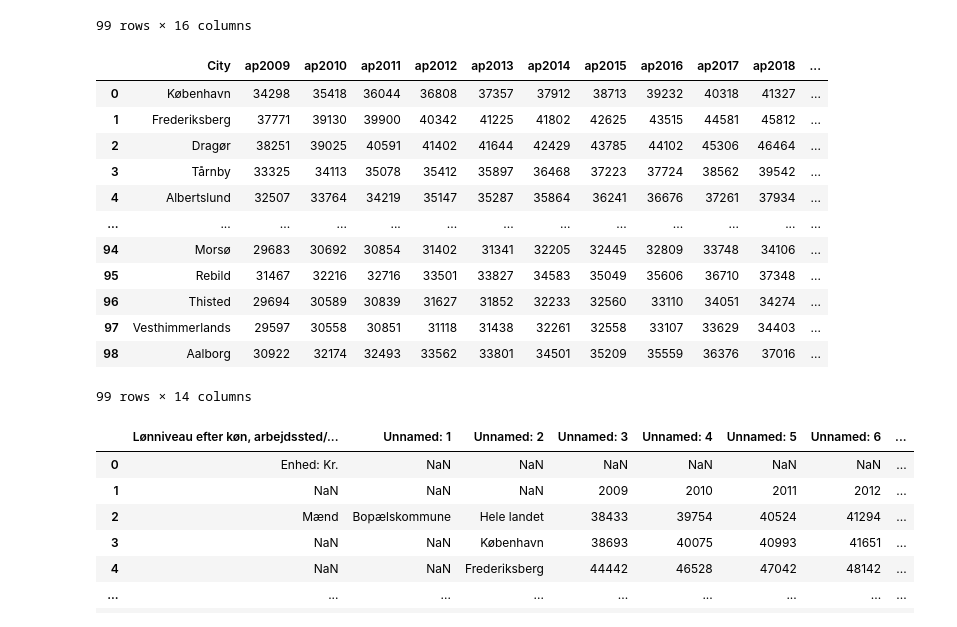
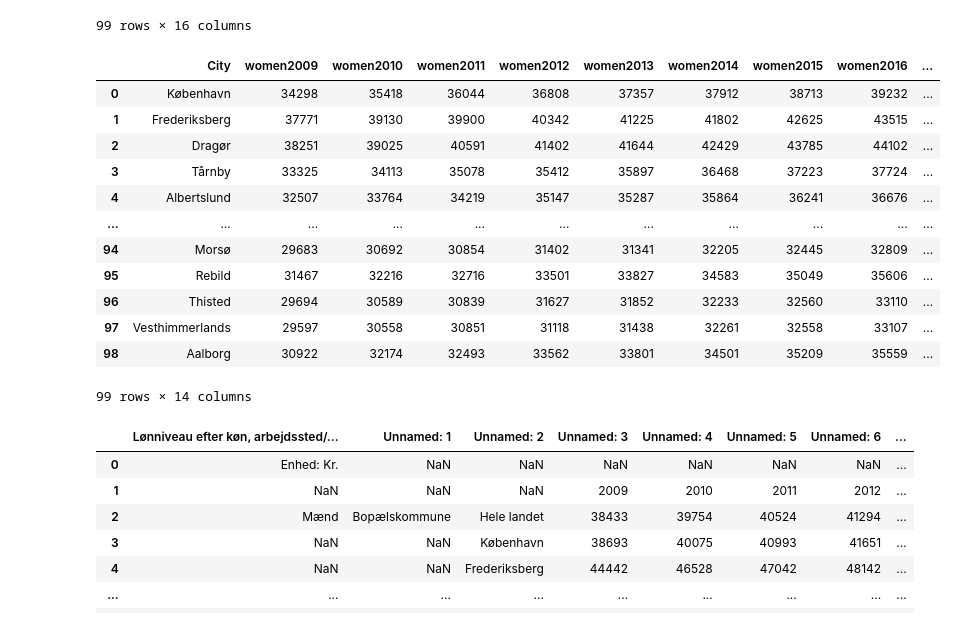
Before and after one commit to julieroddik/projects-2023-mej, a Jupyter notebook: dataproject/dataproject.ipynb, the cells around one changed output. Drawn from its saved outputs; the diff is of its cells as text; code cells hidden in the pictures.

```diff
--- a/dataproject/dataproject.ipynb
+++ b/dataproject/dataproject.ipynb
@@ -69,43 +67,44 @@ pd.read_excel(filename1).head(99)
 99 rows × 16 columns
 # %%
 # Now we are dropping rows
-ap = pd.read_excel(filename1, skiprows=2)
+women = pd.read_excel(filename1, skiprows=2)
 
 # Now we drop the first three columns
-del ap['Unnamed: 0'], ap['Unnamed: 1']
+del women['Unnamed: 0'], women['Unnamed: 1']
 
 # Now we rename the variable 'Unnamed: 2'
-ap.rename(columns = {'Unnamed: 2':'City'},inplace=True)
+women.rename(columns = {'Unnamed: 2':'City'},inplace=True)
 col_dict = {}
-for i in range(2009, 2021+1): # range goes from 2008 to but not including 2018
-    col_dict[str(i)] = f'ap{i}'
-ap.rename(columns = col_dict, inplace=True)
+for i in range(2009, 2021+1): # range goes from 2009 to 2021
+    col_dict[str(i)] = f'women{i}'
+women.rename(columns = col_dict, inplace=True)
 
-# We are only interesetd in the Countys so we drop the regions and the whole country
-I |= ap.City.str.contains('Hele landet')
-ap.loc[I, :]
-ap = ap.loc[I == False]
+# We are only interesetd in the Cities so we drop the whole country
+I = women.City.str.contains('NaN')
+I |= women.City.str.contains('Hele landet')
+women.loc[I, :]
+women = women.loc[I == False]
 
 # We reset the index
-ap.reset_index(inplace = True, drop = True) # Drop old index too
-ap.iloc[0:99,:]
+women.reset_index(inplace = True, drop = True) # Drop old index too
+women.iloc[0:99,:]
 
 # We convert the index from wide to long
-#ap_long = pd.wide_to_long(ap, stubnames='ap', i='County', j='year')
-#ap_long.head(11)
+#women_long = pd.wide_to_long(women, stubnames='women', i='City', j='year')
+#women_long.head(11)
 # %% [output]
-|  | City | ap2009 | ap2010 | ap2011 | ap2012 | ap2013 | ap2014 | ap2015 | ap2016 | ap2017 | ap2018 | ... |
-| 0 | København | 34298 | 35418 | 36044 | 36808 | 37357 | 37912 | 38713 | 39232 | 40318 | 41327 | ... |
-| 1 | Frederiksberg | 37771 | 39130 | 39900 | 40342 | 41225 | 41802 | 42625 | 43515 | 44581 | 45812 | ... |
-| 2 | Dragør | 38251 | 39025 | 40591 | 41402 | 41644 | 42429 | 43785 | 44102 | 45306 | 46464 | ... |
-| 3 | Tårnby | 33325 | 34113 | 35078 | 35412 | 35897 | 36468 | 37223 | 37724 | 38562 | 39542 | ... |
-| 4 | Albertslund | 32507 | 33764 | 34219 | 35147 | 35287 | 35864 | 36241 | 36676 | 37261 | 37934 | ... |
-| ... | ... | ... | ... | ... | ... | ... | ... | ... | ... | ... | ... | ... |
-| 94 | Morsø | 29683 | 30692 | 30854 | 31402 | 31341 | 32205 | 32445 | 32809 | 33748 | 34106 | ... |
-| 95 | Rebild | 31467 | 32216 | 32716 | 33501 | 33827 | 34583 | 35049 | 35606 | 36710 | 37348 | ... |
-| 96 | Thisted | 29694 | 30589 | 30839 | 31627 | 31852 | 32233 | 32560 | 33110 | 34051 | 34274 | ... |
-| 97 | Vesthimmerlands | 29597 | 30558 | 30851 | 31118 | 31438 | 32261 | 32558 | 33107 | 33629 | 34403 | ... |
-| 98 | Aalborg | 30922 | 32174 | 32493 | 33562 | 33801 | 34501 | 35209 | 35559 | 36376 | 37016 | ... |
+|  | City | women2009 | women2010 | women2011 | women2012 | women2013 | women2014 | women2015 | women2016 | ... |
+| 0 | København | 34298 | 35418 | 36044 | 36808 | 37357 | 37912 | 38713 | 39232 | ... |
+| 1 | Frederiksberg | 37771 | 39130 | 39900 | 40342 | 41225 | 41802 | 42625 | 43515 | ... |
+| 2 | Dragør | 38251 | 39025 | 40591 | 41402 | 41644 | 42429 | 43785 | 44102 | ... |
+| 3 | Tårnby | 33325 | 34113 | 35078 | 35412 | 35897 | 36468 | 37223 | 37724 | ... |
+| 4 | Albertslund | 32507 | 33764 | 34219 | 35147 | 35287 | 35864 | 36241 | 36676 | ... |
+| ... | ... | ... | ... | ... | ... | ... | ... | ... | ... | ... |
+| 94 | Morsø | 29683 | 30692 | 30854 | 31402 | 31341 | 32205 | 32445 | 32809 | ... |
+| 95 | Rebild | 31467 | 32216 | 32716 | 33501 | 33827 | 34583 | 35049 | 35606 | ... |
+| 96 | Thisted | 29694 | 30589 | 30839 | 31627 | 31852 | 32233 | 32560 | 33110 | ... |
+| 97 | Vesthimmerlands | 29597 | 30558 | 30851 | 31118 | 31438 | 32261 | 32558 | 33107 | ... |
+| 98 | Aalborg | 30922 | 32174 | 32493 | 33562 | 33801 | 34501 | 35209 | 35559 | ... |
 99 rows × 14 columns
 # %%
 # Loading the Data from statistikbanken
```
Also changed, not shown: parts of 16 cells of this notebook, 2 other files.
